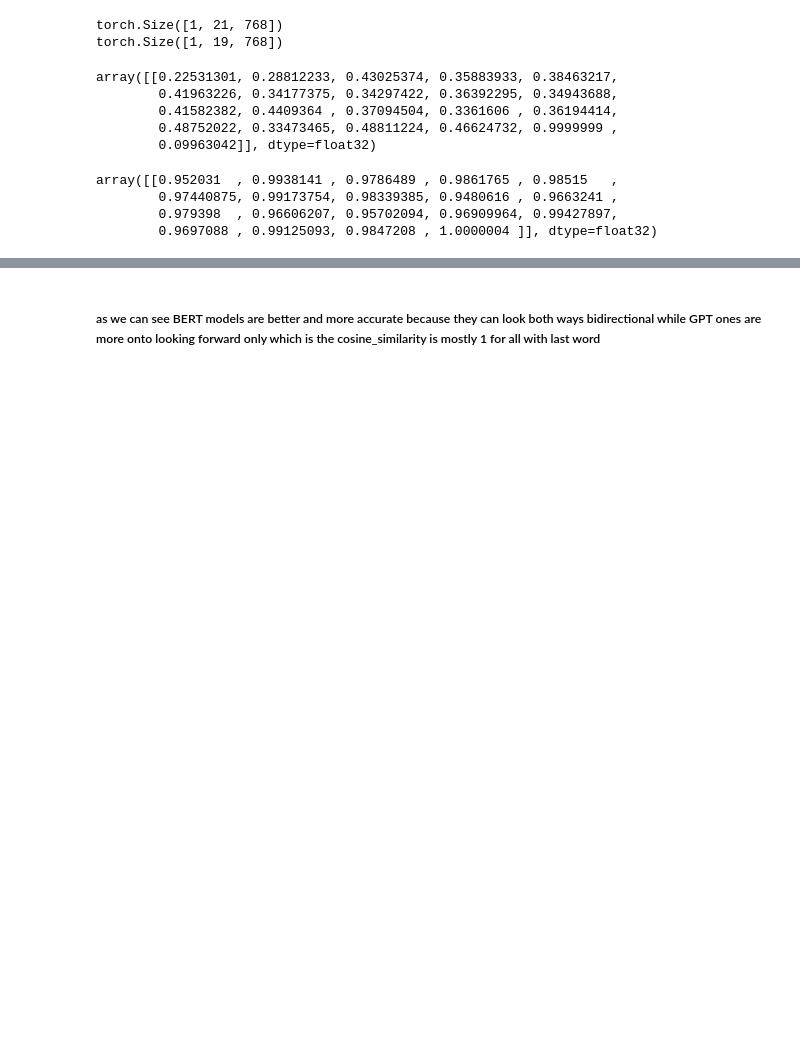
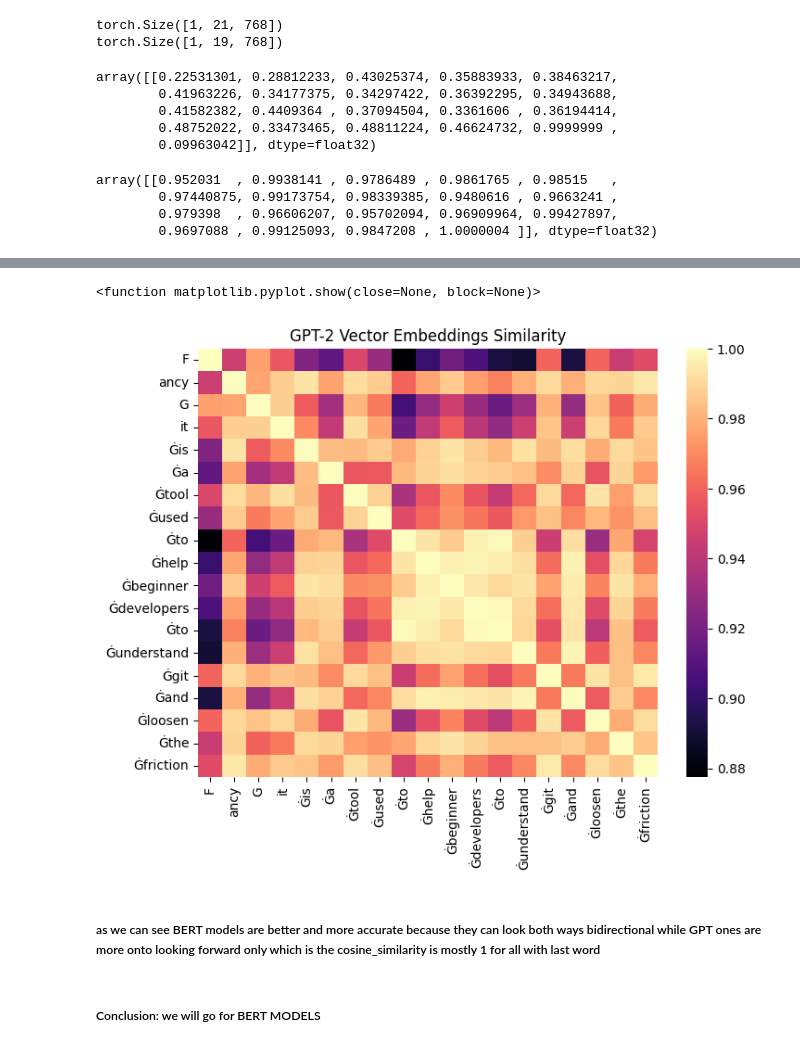
Before and after one commit to Youssif-Ashmawy/Fancy_Git, a Jupyter notebook: notebooks/layer_1.ipynb, the cells around one changed output, grey strips where cells are left out. Drawn from its saved outputs; the diff is of its cells as text; code cells hidden in the pictures; blank space fills up the shorter version.

```diff
--- a/notebooks/layer_1.ipynb
+++ b/notebooks/layer_1.ipynb
@@ -124,2 +133,13 @@ gpt_similarity_matrix = cosine_similarity(gpt_embeddings[0])
+# %%
+# plot gpt2 token embeddings
+plt.figure(figsize = (8, 6))
+sns.heatmap(gpt_similarity_matrix, xticklabels=gpt_tokens_as_words, yticklabels=gpt_tokens_as_words, cmap = 'magma')
+plt.title("GPT-2 Vector Embeddings Similarity")
+plt.show
+# %% [output]
+<function matplotlib.pyplot.show(close=None, block=None)>
+[figure, added]
 # %% [markdown]
 ##### as we can see BERT models are better and more accurate because they can look both ways bidirectional while GPT ones are more onto looking forward only which is the cosine_similarity is mostly 1 for all with last word
+# %% [markdown]
+##### Conclusion: we will go for BERT MODELS
```
Also changed, not shown: parts of 2 cells of this notebook.
